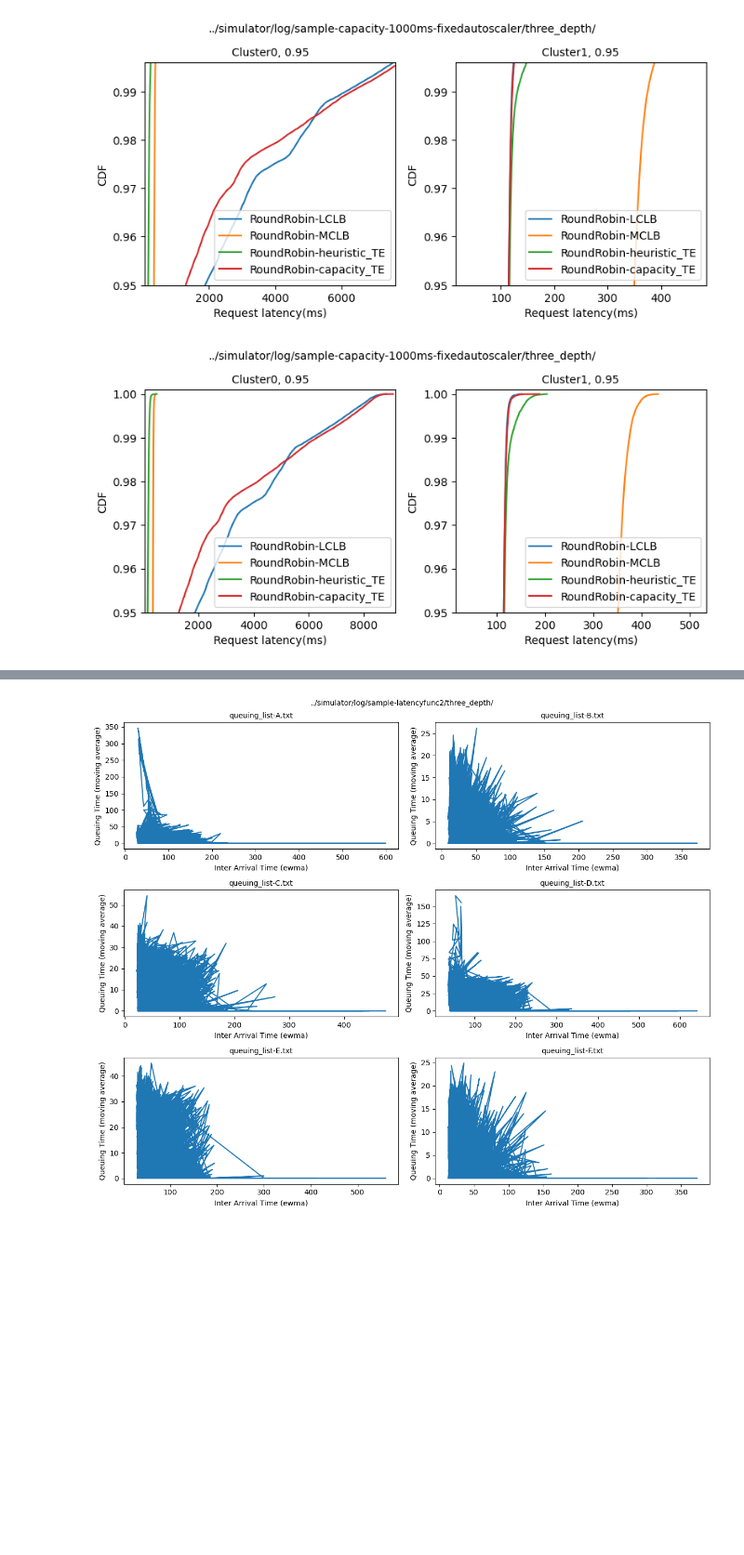
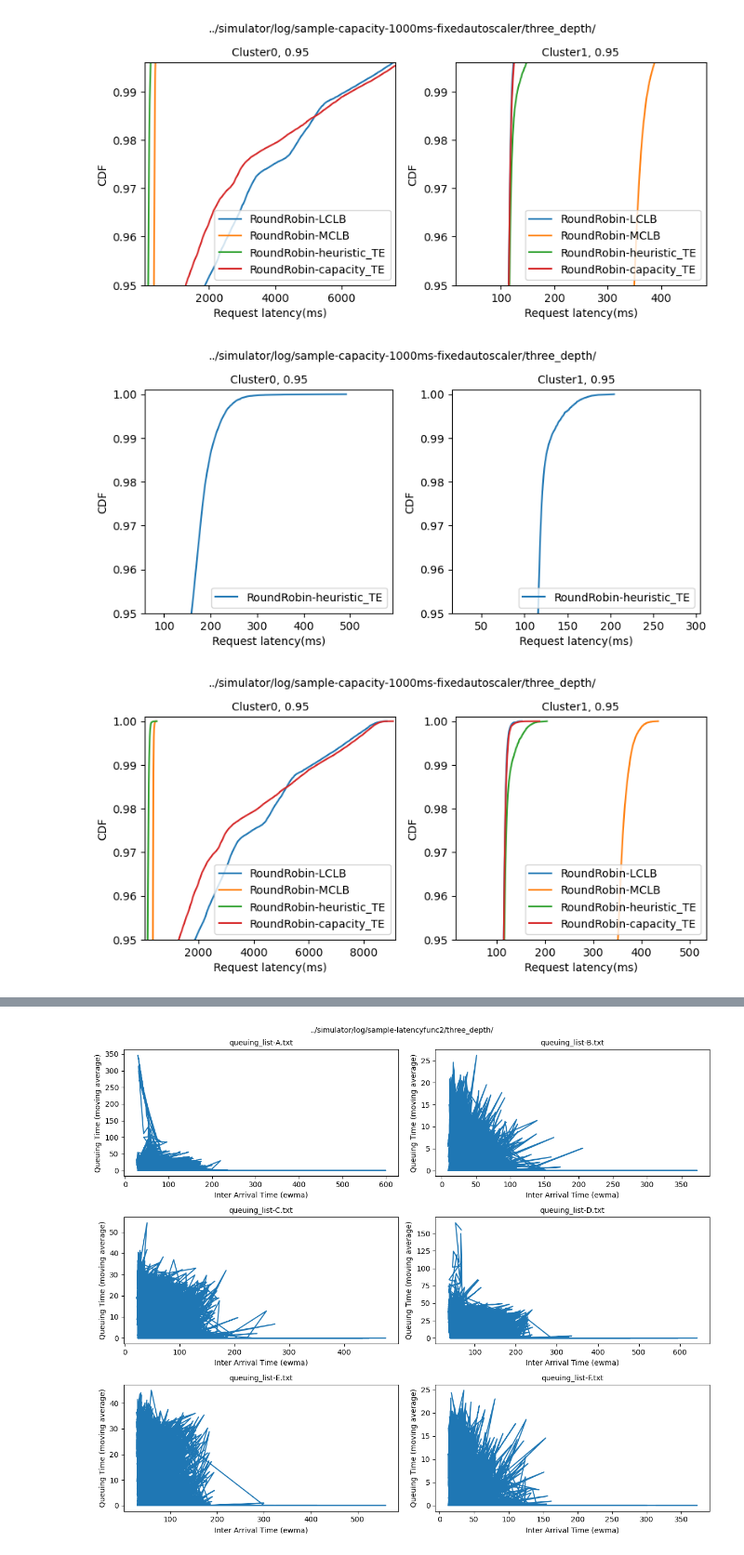
Before and after one commit to netarch/slate-sim, a Jupyter notebook: plot/plot_latency.ipynb, the cells around one changed output, grey strips where cells are left out. Shown at 93% size. Saved outputs shown, nothing was run; the diff lists cells and outputs as text; code cells hidden in the pictures; blank space fills up the shorter version.

```diff
--- a/plot/plot_latency.ipynb
+++ b/plot/plot_latency.ipynb
@@ -275,7 +275,8 @@ plot_latency(common_path)
 [figure]
 # %%
 common_path="../simulator/log/sample-capacity-1000ms-fixedautoscaler/three_depth/"
-# plot_latency(common_path, ["RoundRobin-LCLB", "RoundRobin-heuristic_TE"])
+plot_latency(common_path, ["RoundRobin-heuristic_TE"])
 plot_latency(common_path)
 # %% [output]
-[figure, old version]
+[figure, new version]
+[figure, added]
```
Also changed, not shown: parts of 3 cells of this notebook.
